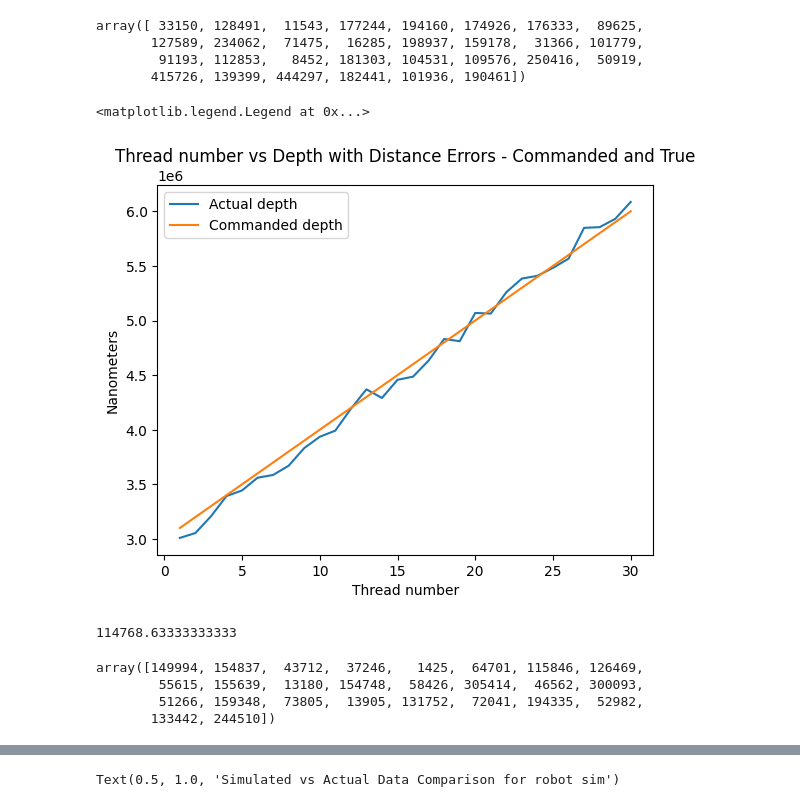
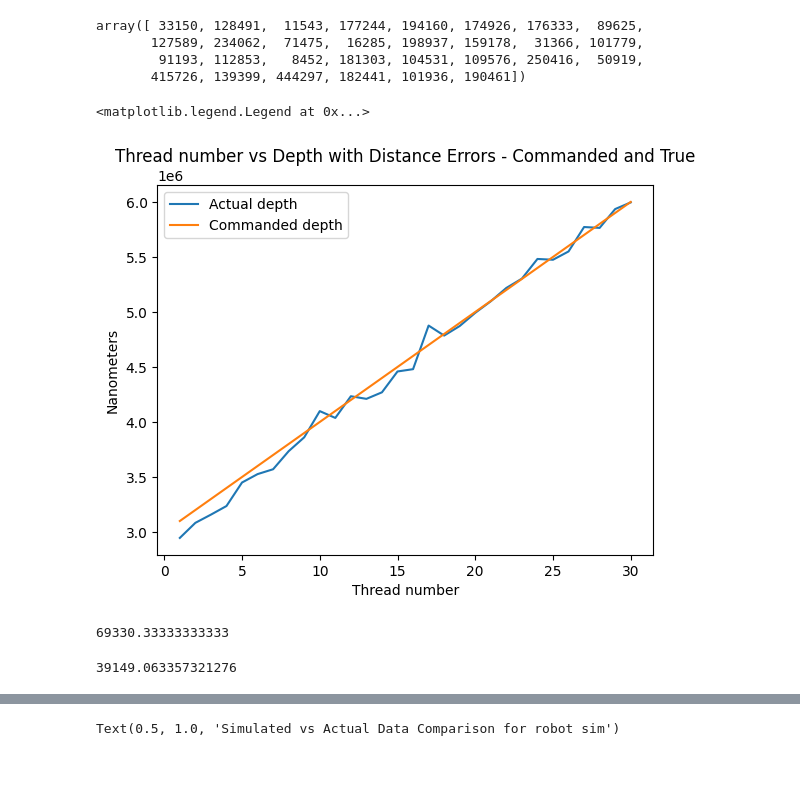
Before and after one commit to abhatia1205/neural-ink-interview-2, a Jupyter notebook: motion_exploration.ipynb, the cells around one changed output, grey strips where cells are left out. Saved outputs shown, nothing was run; the diff lists cells and outputs as text; code cells hidden in the pictures; blank space fills up the shorter version.

```diff
--- a/motion_exploration.ipynb
+++ b/motion_exploration.ipynb
@@ -310,59 +310,56 @@ array([ 33150, 128491,  11543, 177244, 194160, 174926, 176333,  89625,
         91193, 112853,   8452, 181303, 104531, 109576, 250416,  50919,
        415726, 139399, 444297, 182441, 101936, 190461])
 # %%
-t = [3100000, 3009265, 0,
-3200000, 3053796, 1,
-3300000, 3206654, 2,
-3400000, 3392324, 3,
-3500000, 3444073, 4,
-3600000, 3560454, 5,
-3700000, 3585807, 6,
-3800000, 3670304, 7,
-3900000, 3831857, 8,
-4000000, 3935412, 9,
-4100000, 3991604, 10,
-4200000, 4191630, 11,
-4300000, 4369618, 12,
-4400000, 4290827, 13,
-4500000, 4456932, 14,
-4600000, 4485952, 15,
-4700000, 4633024, 16,
-4800000, 4831229, 17,
-4900000, 4810392, 18,
-5000000, 5069255, 19,
-5100000, 5063575, 20,
-5200000, 5259264, 21,
-5300000, 5383939, 22,
-5400000, 5409458, 23,
-5500000, 5481959, 24,
-5600000, 5566133, 25,
-5700000, 5848218, 26,
-5800000, 5854904, 27,
-5900000, 5930249, 28,
-6000000, 6085750, 29,]
+t = [3100000, 2946386, 0,
+3200000, 3083458, 1,
+3300000, 3158009, 2,
+3400000, 3236275, 3,
+3500000, 3449911, 4,
+3600000, 3526322, 5,
+3700000, 3570542, 6,
+3800000, 3734688, 7,
+3900000, 3860623, 8,
+4000000, 4098818, 9,
+4100000, 4036966, 10,
+4200000, 4234007, 11,
+4300000, 4210223, 12,
+4400000, 4269673, 13,
+4500000, 4459133, 14,
+4600000, 4480036, 15,
+4700000, 4876367, 16,
+4800000, 4785317, 17,
+4900000, 4872170, 18,
+5000000, 4991989, 19,
+5100000, 5097122, 20,
+5200000, 5218238, 21,
+5300000, 5302922, 22,
+5400000, 5481649, 23,
+5500000, 5474473, 24,
+5600000, 5549848, 25,
+5700000, 5771945, 26,
+5800000, 5764074, 27,
+5900000, 5935282, 28,
+6000000, 5995607, 29,]
 y_command = t[::3]
 y_actual = t[1::3]
 
 # Generating corresponding x-values (1 to 23)
 x_values = list(range(1, len(y_actual) + 1))
 
 plt.plot(x_values, y_actual, label="Actual depth")
 plt.plot(x_values, y_command, label="Commanded depth")
 plt.xlabel("Thread number")
 plt.ylabel("Nanometers")
 plt.title("Thread number vs Depth with Distance Errors - Commanded and True")
 plt.legend()
 # %% [output]
 <matplotlib.legend.Legend at 0x...>
-[figure, old version]
+[figure, new version]
 # %%
 np.abs((np.array(y_actual) - np.array(y_command))).mean()
 # %% [output]
-114768.63333333333
+69330.33333333333
 # %%
-np.abs((np.array(y_actual) - np.array(y_command)))
+np.abs((np.array(y_actual) - np.array(y_command))).std()
 # %% [output]
-array([149994, 154837,  43712,  37246,   1425,  64701, 115846, 126469,
-        55615, 155639,  13180, 154748,  58426, 305414,  46562, 300093,
-        51266, 159348,  73805,  13905, 131752,  72041, 194335,  52982,
-       133442, 244510])
+39149.063357321276
```
Also changed, not shown: parts of 2 cells of this notebook, 8 other files.
